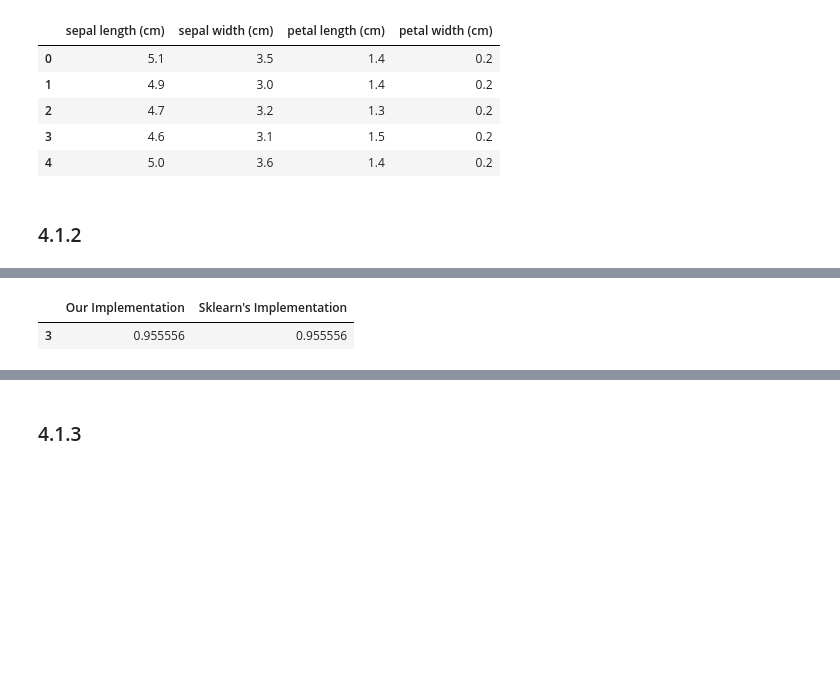
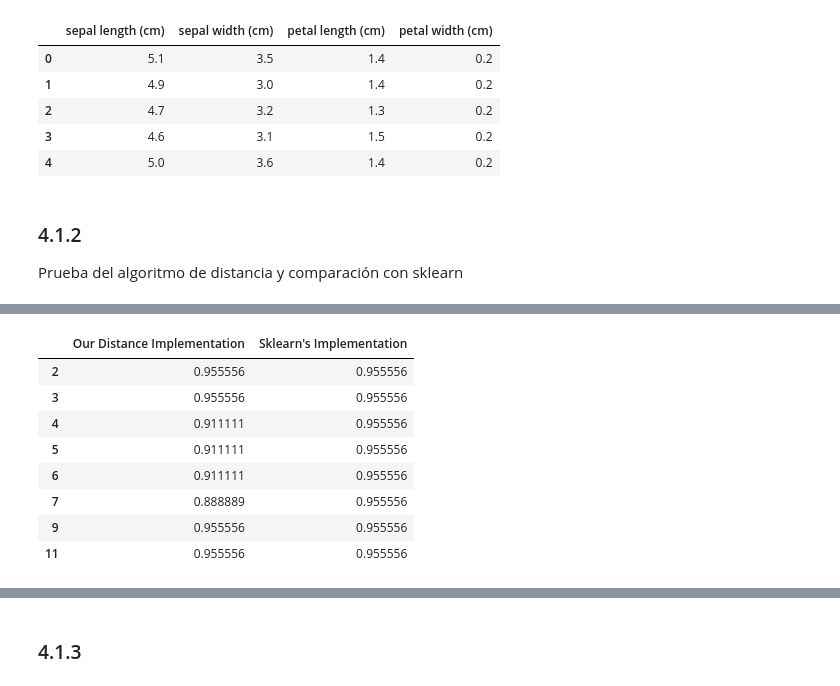
Before and after one commit to JulianCamacho/CE-5506-Reconocimiento-de-Patrones, a Jupyter notebook: KNearestNeighbors/knn.ipynb, the cells around one changed output, grey strips where cells are left out. Cells and saved outputs as stored; diff of their text form; code cells hidden in the pictures; blank space fills up the shorter version.

```diff
--- a/KNearestNeighbors/knn.ipynb
+++ b/KNearestNeighbors/knn.ipynb
@@ -32,14 +29,0 @@ array([[0.27164558, 0.3178193 , 0.95828557, 0.04615869],
-# %%
-def euclidian_distance(a, b):
-    return np.sqrt(np.sum((a-b)**2, axis=1))
-
-# res = 0
-# for j in range(D):
-#     res += (a[j] - b[j])**2
-# sqrt(res)
-# %%
-x = np.random.rand(1, 2)
-y = np.random.rand(1, 2)
-print(x)
-print(y)
-euclidian_distance(x, y)
@@ -50,8 +30,3 @@ array([0.55696858])
-# %%
-def score(X_test, y_test):
-    y_pred = predict(X_test)
-
-    return float(sum(y_pred == y_test))/ float(len(y_test))
 # %%
 class KNearestNeighbors():
     def __init__(self, X_train, y_train, n_neighbors=5, weights='distance'):
@@ -160,45 +144,49 @@ X.head(5)
 | 4 | 5.0 | 3.6 | 1.4 | 0.2 |
 # %% [markdown]
 ### 4.1.2
+
+Prueba del algoritmo de distancia y comparación con sklearn
 # %%
 if isinstance(X, pd.DataFrame):
     X = X.to_numpy()
     y = y.to_numpy()
 
-X_train, X_test, y_train, y_test = train_test_split(\
-                X, y, test_size=0.3, random_state=45)
+X_train, X_test, y_train, y_test = train_test_split(X, y, test_size=0.3, random_state=45)
 
-
+#Valores de k vecinos más cercanos para clasificación
 k_values = [2,3,4,5,6,7,9,11]
-our_accuracy_list = []
+distance_accuracy_list = []
 sklearn_accuracy_list = []
-our_time_list = []
+distance_time_list = []
 sklearn_time_list = []
 
 for k in k_values:
+    #Instanciar clasificadores
+    distance_classifier = KNearestNeighbors(X_train, y_train, n_neighbors=k)
+    sklearn_classifier = KNeighborsClassifier(n_neighbors=k).fit(X_train, y_train)
+
+    #Tomar tiempos de clasificación
     start_time = time.time()
-    our_classifier = KNearestNeighbors(X_train, y_train, n_neighbors=k)
+    distance_accuracy, y_pred, y_test = distance_classifier.score(X_test, y_test)
     end_time = time.time()
-    time_taken_our_classifier = end_time - start_time
-    our_time_list.append(time_taken_our_classifier)
+    time_taken_distance_classifier = end_time - start_time
+    distance_time_list.append(time_taken_distance_classifier)
 
     start_time = time.time()
-    sklearn_classifier = KNeighborsClassifier(n_neighbors=k).fit(X_train, y_train)
+    sklearn_accuracy = sklearn_classifier.score(X_test, y_test)
     end_time = time.time()
     time_taken_sklearn_classifier = end_time - start_time
     sklearn_time_list.append(time_taken_sklearn_classifier)
 
-    our_accuracy, y_pred, y_test = our_classifier.score(X_test, y_test)
-    sklearn_accuracy = sklearn_classifier.score(X_test, y_test)
-
-    our_accuracy_list.append(our_accuracy)
+    distance_accuracy_list.append(distance_accuracy)
     sklearn_accuracy_list.append(sklearn_accuracy)
 
-print(y_pred[:20], y_test[:20])
+print("Resultados obtenidos: ", y_pred[:20])
+print("Resultados esperados: ", y_test[:20], "\n")
 
-
+print("Valores de precisión obtenidos")
 accuracy_data = {
-  "Our Implementation": our_accuracy_list,
+  "Our Distance Implementation": distance_accuracy_list,
   "Sklearn\'s Implementation": sklearn_accuracy_list
 }
 pd.DataFrame(accuracy_data, index = k_values)
@@ -223,3 +198,10 @@ El tipo 1 tiene la mínima distacia promedio y es: 0.2964249394681499
-|  | Our Implementation | Sklearn's Implementation |
+|  | Our Distance Implementation | Sklearn's Implementation |
+| 2 | 0.955556 | 0.955556 |
 | 3 | 0.955556 | 0.955556 |
+| 4 | 0.911111 | 0.955556 |
+| 5 | 0.911111 | 0.955556 |
+| 6 | 0.911111 | 0.955556 |
+| 7 | 0.888889 | 0.955556 |
+| 9 | 0.955556 | 0.955556 |
+| 11 | 0.955556 | 0.955556 |
 # %%
```
Also changed, not shown: parts of 38 cells of this notebook, 1 other file.
